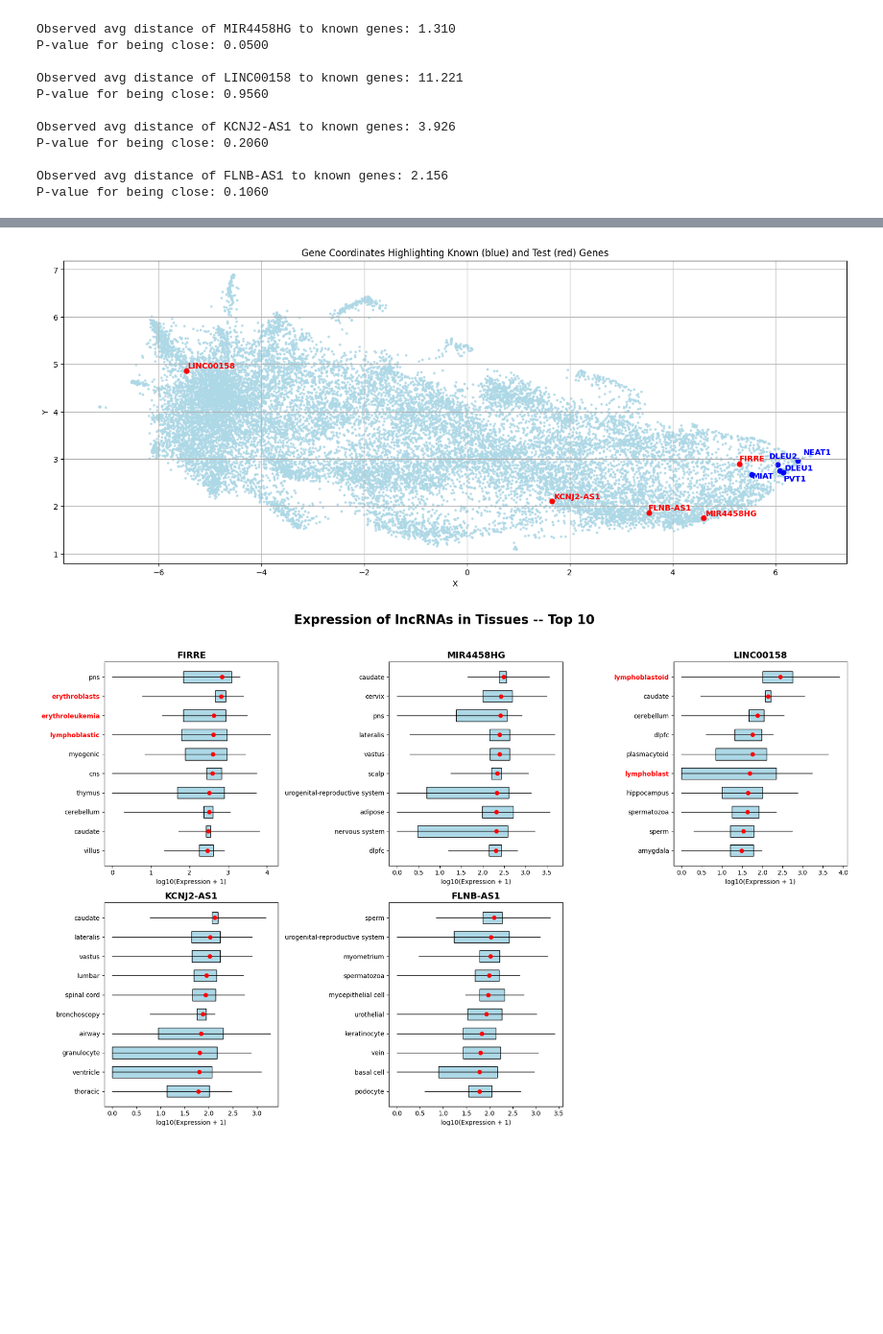
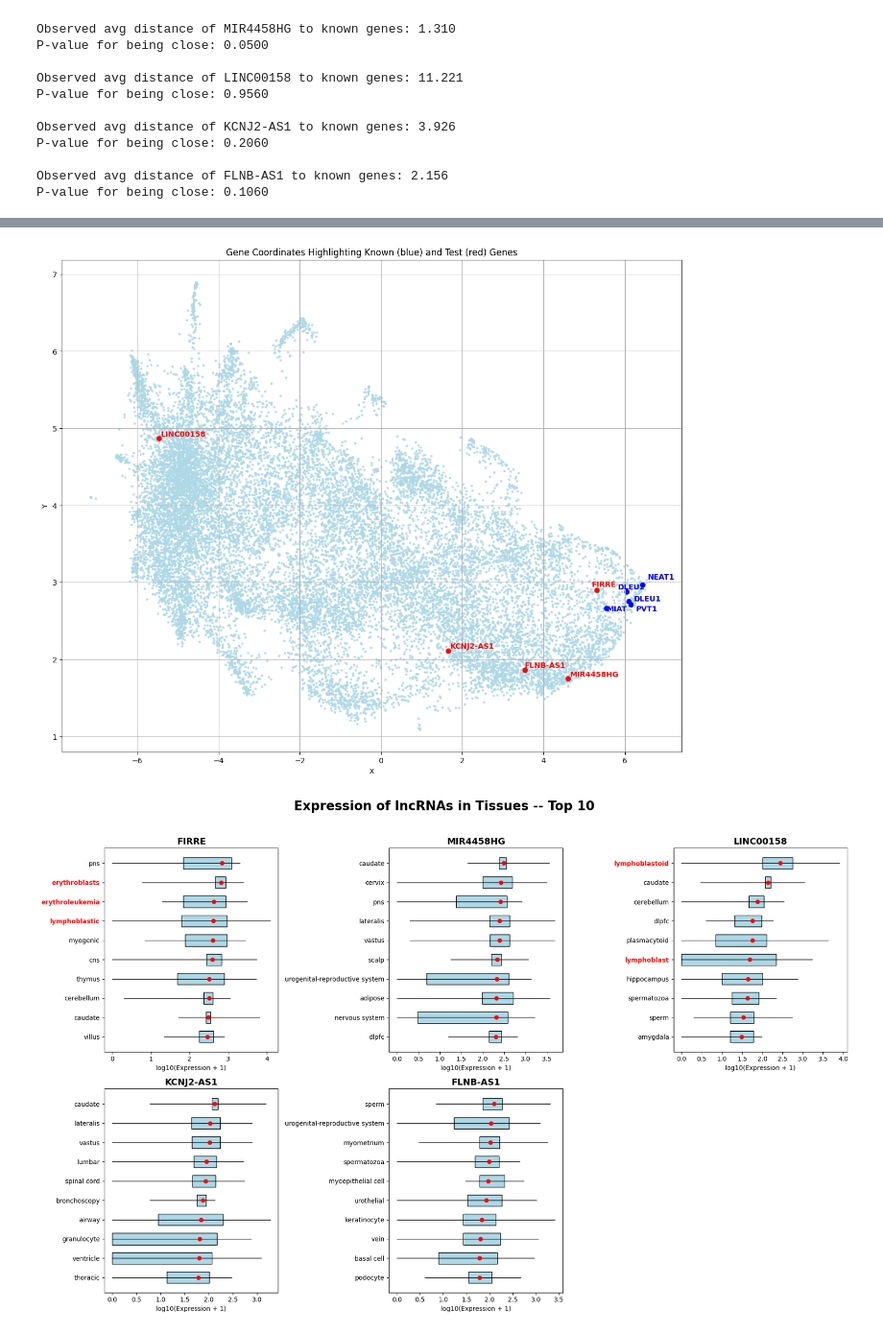
Before and after one commit to BiodataAnalysisGroup/lncAPNet, a Jupyter notebook: Pilot_1_CLL/notebooks/Post-hoc_Analysis/lncHUB2_analyses.ipynb, the cells around one changed output, grey strips where cells are left out. Shown at 96% size. Drawn from its saved outputs; the diff is of its cells as text; code cells hidden in the pictures; blank space fills up the shorter version.

```diff
--- a/Pilot_1_CLL/notebooks/Post-hoc_Analysis/lncHUB2_analyses.ipynb
+++ b/Pilot_1_CLL/notebooks/Post-hoc_Analysis/lncHUB2_analyses.ipynb
@@ -104,35 +172,35 @@ test_genes = ["FIRRE", "MIR4458HG", "LINC00158", "KCNJ2-AS1", "FLNB-AS1"]
 
 highlight_genes = known_genes + test_genes
 
 # --- Basic scatter plot ---
-plt.figure(figsize=(18, 7))
+plt.figure(figsize=(15, 12))
 plt.scatter(df['x'], df['y'], color='lightblue', alpha=0.8, s=5)
 
 texts = []
 
 # --- Highlight known genes (blue) ---
 for _, row in df.iterrows():
     if row['gene'] in known_genes:
         plt.scatter(row['x'], row['y'], color='blue', s=40)
         texts.append(plt.text(row['x'], row['y'], row['gene'], fontsize=10, fontweight='bold', color='blue'))
 
 # --- Highlight test genes (red) ---
 for _, row in df.iterrows():
     if row['gene'] in test_genes:
         plt.scatter(row['x'], row['y'], color='red', s=40)
         texts.append(plt.text(row['x'], row['y'], row['gene'], fontsize=10, fontweight='bold', color='red'))
 
 # Automatically adjust text to avoid overlap
 adjust_text(texts, arrowprops=dict(arrowstyle='-', color='gray', alpha=0.5))
 
 plt.xlabel('X')
 plt.ylabel('Y')
 plt.title('Gene Coordinates Highlighting Known (blue) and Test (red) Genes')
 plt.grid(True)
 plt.savefig("../../figures/lncRNAs_umap.png", dpi=300, bbox_inches="tight")
 plt.show()
 # %% [output]
-[figure, old version]
+[figure, new version]
 # %%
 # --------------------------
 # Step 0: Load CSVs
```
Also changed, not shown: parts of 1 cell of this notebook, 31 other files.
